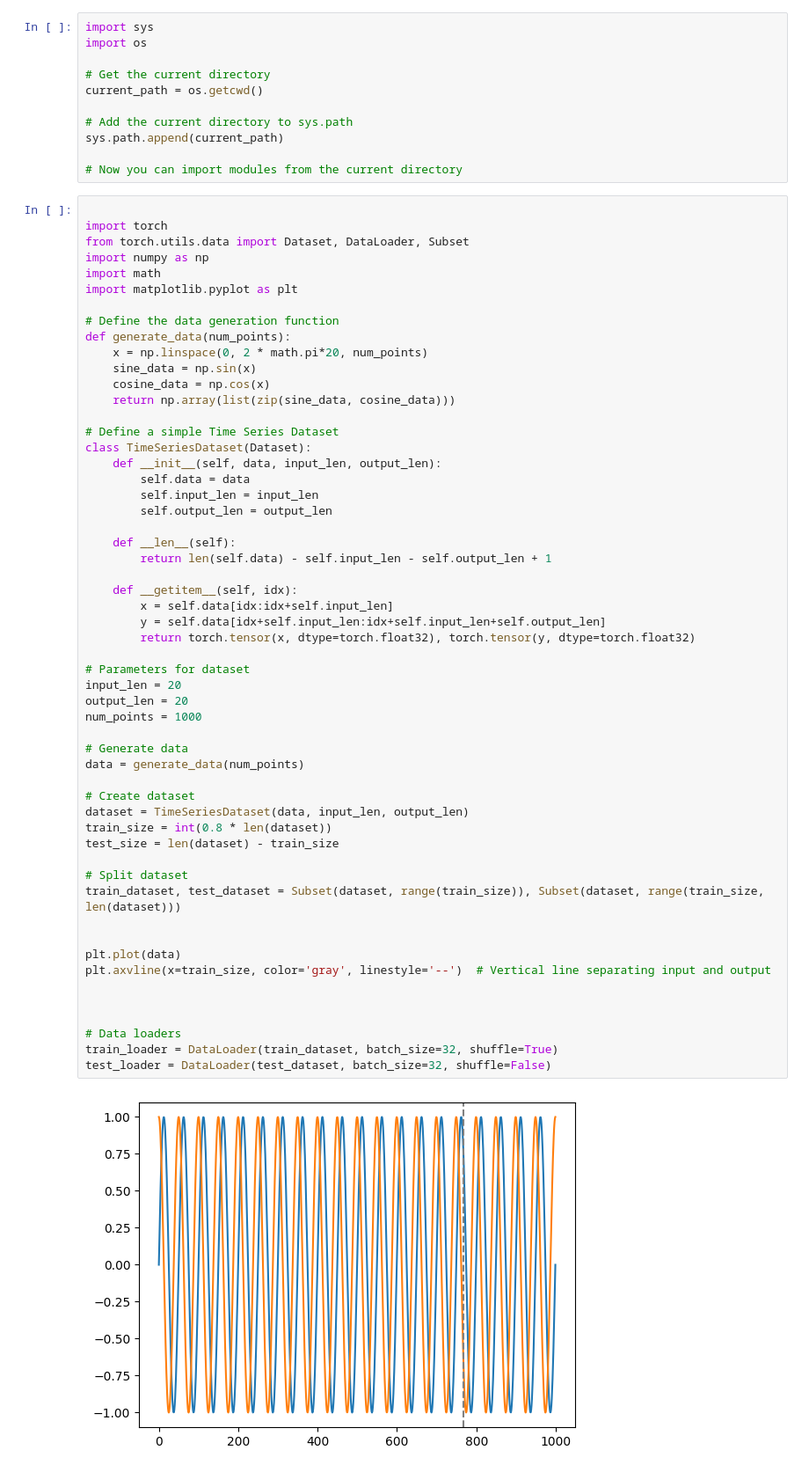
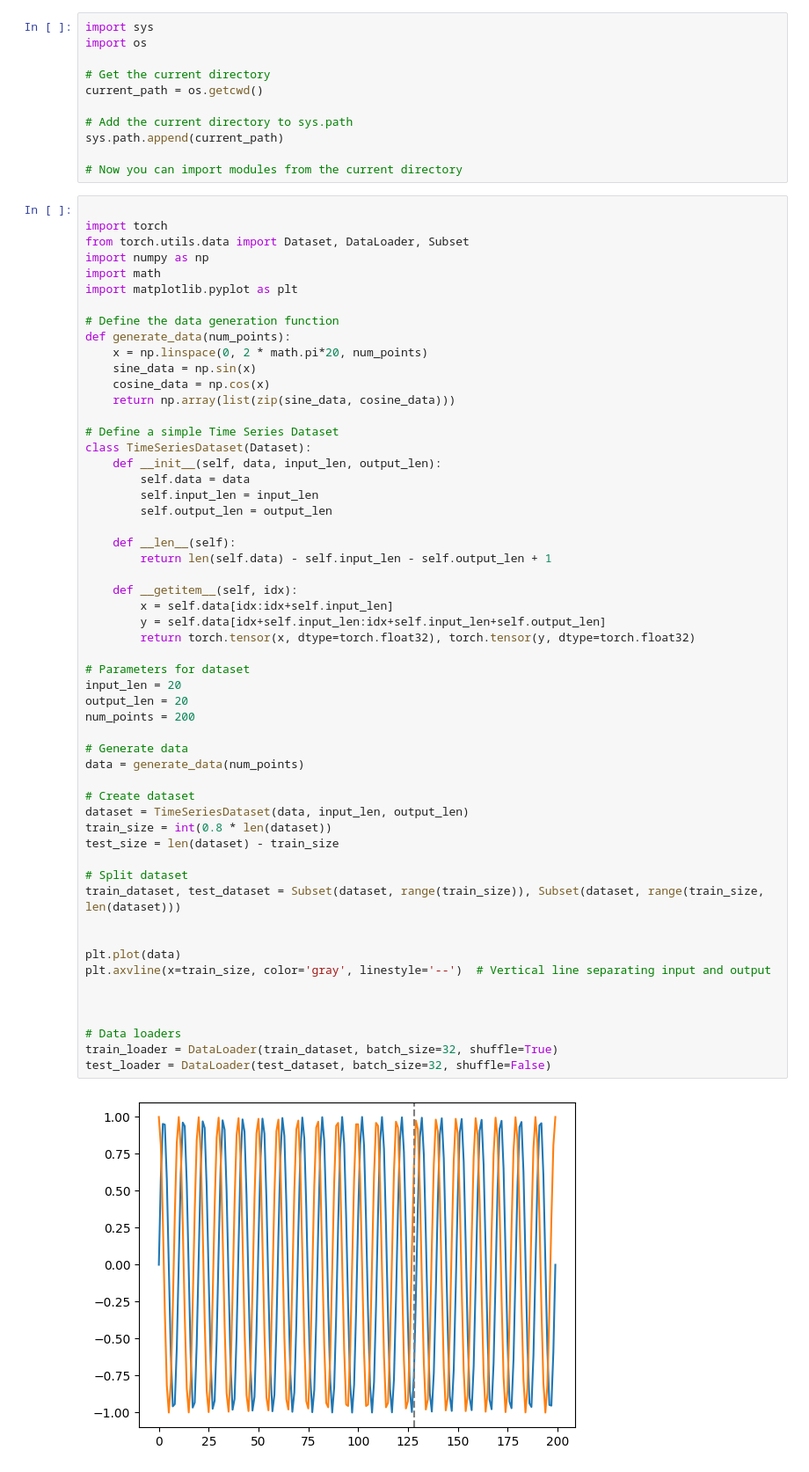
Before and after one commit to qiaoyuan667/DEC_ENC_Transformer, a Jupyter notebook: trying/try.ipynb, the cells around one changed output. Shown at 88% size. Drawn from its saved outputs; the diff is of its cells as text.

```diff
--- a/trying/try.ipynb
+++ b/trying/try.ipynb
@@ -37,33 +37,33 @@ class TimeSeriesDataset(Dataset):
     def __getitem__(self, idx):
         x = self.data[idx:idx+self.input_len]
         y = self.data[idx+self.input_len:idx+self.input_len+self.output_len]
         return torch.tensor(x, dtype=torch.float32), torch.tensor(y, dtype=torch.float32)
 
 # Parameters for dataset
 input_len = 20
 output_len = 20
-num_points = 1000
+num_points = 200
 
 # Generate data
 data = generate_data(num_points)
 
 # Create dataset
 dataset = TimeSeriesDataset(data, input_len, output_len)
 train_size = int(0.8 * len(dataset))
 test_size = len(dataset) - train_size
 
 # Split dataset
 train_dataset, test_dataset = Subset(dataset, range(train_size)), Subset(dataset, range(train_size, len(dataset)))
 
 
 plt.plot(data)
 plt.axvline(x=train_size, color='gray', linestyle='--')  # Vertical line separating input and output
 
 
 
 # Data loaders
 train_loader = DataLoader(train_dataset, batch_size=32, shuffle=True)
 test_loader = DataLoader(test_dataset, batch_size=32, shuffle=False)
 # %% [output]
-[figure, old version]
+[figure, new version]
 # %%
```
Also changed, not shown: parts of 2 cells of this notebook, 4 other files.
